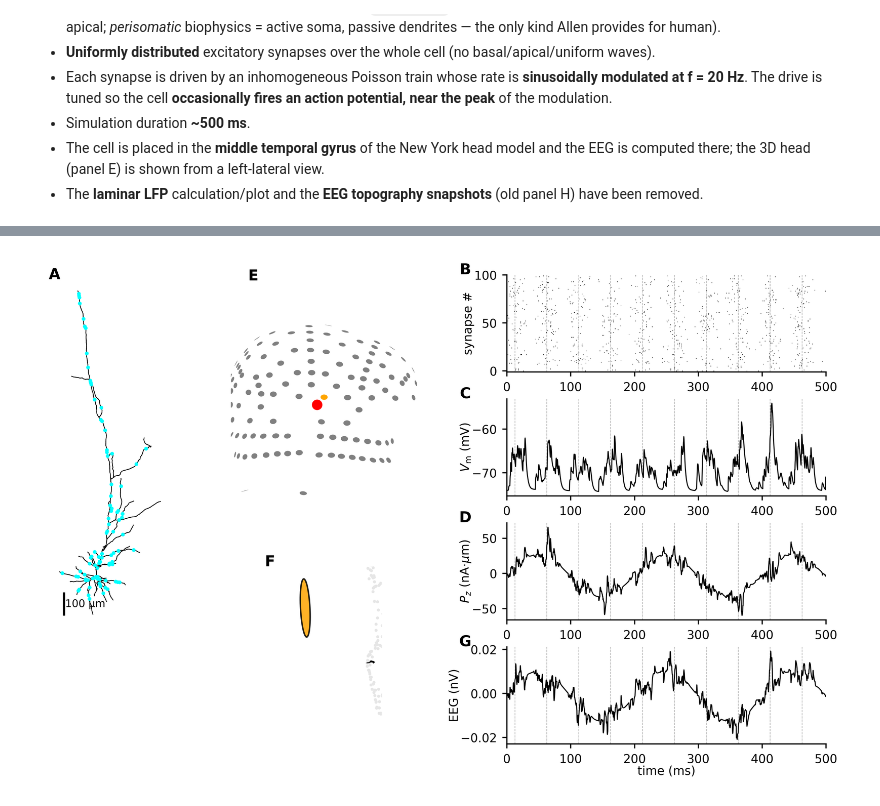
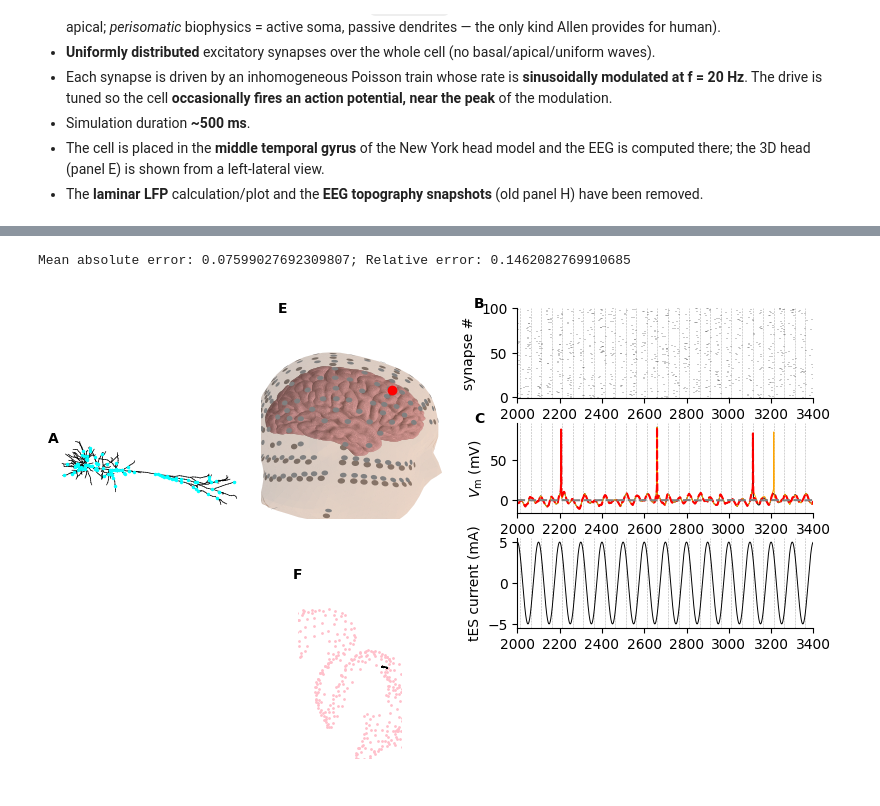
Before and after one commit to torbjone/CellTypeDependenceElStim, a Jupyter notebook: notebooks/active_ongoing_input_test.ipynb, the cells around one changed output, grey strips where cells are left out. Cells and saved outputs as stored; diff of their text form; code cells hidden in the pictures.

Commit message:
Working active hay example

```diff
--- a/notebooks/active_ongoing_input_test.ipynb
+++ b/notebooks/active_ongoing_input_test.ipynb
@@ -528,6 +721,9 @@ def pathpatch_2d_to_3d(pathpatch, z=0, normal='z'):
 def pathpatch_translate(pathpatch, delta):
     pathpatch._segment3d += delta
 # %%
+cell = return_cell_model(cell_name=cell_name, dt=dt, tstop=tstop, cutoff=cutoff,
+                     make_passive=True, rotation=rotation)
+
 plt.close("all")
 fig = plt.figure(figsize=[8, 5])
 fig.subplots_adjust(hspace=0.6)
@@ -546,21 +742,24 @@ ax_geom = fig.add_axes([0.28, 0.06, 0.22, 0.36], aspect=1, frameon=False,
 
 # ---- right column: time series (shared time axis) ----
 ax_in = fig.add_axes([0.60, 0.78, 0.37, 0.18], ylabel="synapse #")
+
+
 ax_vm = fig.add_axes([0.60, 0.55, 0.37, 0.18], ylabel=r"$V_{\rm m}$ (mV)")
-ax_p = fig.add_axes([0.60, 0.32, 0.37, 0.18], ylabel=r"$P_z$ (nA$\cdot\mu$m)")
-ax_eeg = fig.add_axes([0.60, 0.09, 0.37, 0.18], xlabel="time (ms)", ylabel="EEG (nV)")
+ax_stim = fig.add_axes([0.60, 0.32, 0.37, 0.18], ylabel=r"tES current (mA)")
+#ax_eeg = fig.add_axes([0.60, 0.09, 0.37, 0.18], xlabel="time (ms)", ylabel="EEG (nV)")
+
 
 # --- A: morphology + synapse locations ---
-ax_neur.plot(cell_x_up.T, cell_z_up.T, c='k', lw=0.5, zorder=1)
-ax_neur.plot(syn_pos_x, syn_pos_z, 'o', c='cyan', ms=2.5, mec='none', zorder=2)
-ax_neur.plot([cell_x_up.min() + 20, cell_x_up.min() + 20], [cell_z_up.min(), cell_z_up.min() + 100],
-             c='k', lw=1.5)
-ax_neur.text(cell_x_up.min() + 26, cell_z_up.min() + 50, "100 µm", va='center', fontsize=7)
+ax_neur.plot(cell.x.T, cell.z.T, c='k', lw=0.5, zorder=1)
+ax_neur.plot(cell.x[syn_idxs].mean(axis=1), cell.z[syn_idxs].mean(axis=1), 'o', c='cyan', ms=2.5, mec='none', zorder=2)
+#ax_neur.plot([cell_x_up.min() + 20, cell_x_up.min() + 20], [cell_z_up.min(), cell_z_up.min() + 100],
+#             c='k', lw=1.5)
+#ax_neur.text(cell_x_up.min() + 26, cell_z_up.min() + 50, "100 µm", va='center', fontsize=7)
 
 # --- E: 3D head, left-lateral view, MTG source marked ---
-#ax_head.plot_trisurf(x_ctx, y_ctx, z_ctx, triangles=cortex_tri, color="pink", zorder=0)
-#ax_head.plot_trisurf(x_h, y_h, z_h, triangles=head_tri, color="#c87137",
-#                     zorder=0, alpha=0.15)
+ax_head.plot_trisurf(x_ctx, y_ctx, z_ctx, triangles=cortex_tri, color="pink", zorder=0)
+ax_head.plot_trisurf(x_h, y_h, z_h, triangles=head_tri, color="#c87137",
+                     zorder=0, alpha=0.15)
 for elec_idx in range(num_elecs):
 
     fc = 'orange' if elec_idx == eeg_elec_idx else 'gray'
@@ -576,16 +775,16 @@ ax_head.axis('off')
 # --- F: cortical cross-section through the source, with source arrow ---
 threshold = 5
 xz_plane_idxs = np.where(np.abs(cortex[1, :] - dipole_loc[1]) < threshold)[0]
-ax_geom.scatter(cortex[0, xz_plane_idxs], cortex[2, xz_plane_idxs], s=1, c='0.9')
+ax_geom.scatter(cortex[0, xz_plane_idxs], cortex[2, xz_plane_idxs], s=1, c='pink')
 #ax_geom.plot(cortex[0, vertex_idx], cortex[2, vertex_idx], 'o', c='red', ms=5)
 
 # The cell was already rotated onto the surface normal before simulation, so plot
 # its compartments directly. Translate so the apical tip (most-outward point along
 # the normal) sits at the cortical vertex, with the cell hanging inward.
-_ctr = np.array([cell_x.mean(1), cell_y.mean(1), cell_z.mean(1)])
+_ctr = np.array([cell.x.mean(1), cell.y.mean(1), cell.z.mean(1)])
 _tip = _ctr[:, np.argmax(_ctr.T @ nyhead.cortex_normal_vec)]
-ax_geom.plot((cell_x - _tip[0]).T / 1000 + cortex[0, vertex_idx],
-             (cell_z - _tip[2]).T / 1000 + cortex[2, vertex_idx], c='k', lw=0.5, zorder=1)
+ax_geom.plot((cell.x - _tip[0]).T / 1000 + cortex[0, vertex_idx],
+             (cell.z - _tip[2]).T / 1000 + cortex[2, vertex_idx], c='k', lw=0.5, zorder=1)
 
 # EEG electrode (top_elec_idx) as its flat disc projected onto the x-z plane,
 # so the oval reflects the electrode's orientation.
@@ -601,45 +800,58 @@ _ep = elec_oval(elecs[:3, eeg_elec_idx], elecs[3:, eeg_elec_idx], r=6.)
 ax_geom.fill(_ep[0], _ep[2], facecolor='orange', edgecolor='k', lw=1,
              alpha=0.85, zorder=4)
 
 #ax_geom.plot(cell_x.T / 1000 + cortex[0, vertex_idx], cell_z.T / 1000 + cortex[2, vertex_idx], c='k', lw=0.5, zorder=1)
 
 #ax_geom.plot([-70, -50], [-75, -75], c='k', lw=2)
 #ax_geom.text(-60, -80, "20 mm", ha='center', va="top", fontsize=7)
 
 # --- B: presynaptic input raster (shows 20 Hz modulation) ---
 ax_in.eventplot([st for st in syn_spike_times], colors='k', lineoffsets=np.arange(num_syns),
                 linelengths=0.9, linewidths=0.3)
 ax_in.set_ylim(-1, num_syns)
 ax_in.set_xlim(0, tstop)
+ax_in.set_xlim(2000, 3400)
+# --- C: somatic membrane potential with APs ---
+ax_vm.plot(tvec_ctrl, somav_ctrl - np.mean(somav_ctrl), 'k', lw=0.7)
+ax_vm.plot(tvec_ctrl_no_tES, somav_ctrl_no_tES - np.mean(somav_ctrl_no_tES), 'orange', lw=0.7)
+ax_vm.plot(tvec_rt_prox, (somav_rt_prox - np.mean(somav_rt_prox)), '--', c='r')
+ax_vm.plot(tvec_rt_prox, (rt_based_dVm - np.mean(rt_based_dVm)), '--', c='gray')
 
-# --- C: somatic membrane potential with APs ---
-ax_vm.plot(tvec, somav, 'k', lw=0.7)
-ax_vm.plot(ap_times, np.full_like(ap_times, 30), 'r.', ms=4)
+error = somav_ctrl - np.mean(somav_ctrl) - (somav_rt_prox - np.mean(somav_rt_prox))
+rel_error = np.std( somav_ctrl - somav_rt_prox) / np.std(somav_ctrl)
+
+print(f"Mean absolute error: {np.mean(np.abs(error))}; Relative error: {rel_error}")
+
+#ax_vm.plot(ap_times, np.full_like(ap_times, 30), 'r.', ms=4)
 ax_vm.set_xlim(0, tstop)
+ax_vm.set_xlim(2000, 3400)
 
 # --- D: current dipole moment (P_z) ---
-ax_p.plot(tvec, p_surf[2, :], 'k', lw=0.7)
-ax_p.set_xlim(0, tstop)
-
+ax_stim.plot(tvec, tES_current * 1e-6, 'k', lw=0.7)
+ax_stim.set_xlim(0, tstop)
+ax_stim.set_xlim(2000, 3400)
 # --- G: EEG at the closest electrode ---
-ax_eeg.plot(tvec, eeg[eeg_elec_idx], 'k', lw=0.7)
-ax_eeg.set_xlim(0, tstop)
+# ax_eeg.plot(tvec, eeg[eeg_elec_idx], 'k', lw=0.7)
+# ax_eeg.set_xlim(0, tstop)
 
 # mark the modulation peaks on all time-series panels
-for ax in [ax_in, ax_vm, ax_p, ax_eeg]:
+for ax in [ax_in, ax_vm, ax_stim]:
     for pt in peak_times:
         ax.axvline(pt, ls='--', c='0.7', lw=0.4, zorder=0)
 
 mark_subplots([ax_neur], "A", ypos=1.0, xpos=0.0)
 mark_subplots([ax_in], "B", ypos=1.05, xpos=-0.13)
 mark_subplots([ax_vm], "C", ypos=1.05, xpos=-0.13)
-mark_subplots([ax_p], "D", ypos=1.05, xpos=-0.13)
+#mark_subplots([ax_p], "D", ypos=1.05, xpos=-0.13)
 fig.text(0.30, 0.95, "E", fontweight='demibold', fontsize=10)
 mark_subplots([ax_geom], "F", ypos=1.02, xpos=0.0)
-mark_subplots([ax_eeg], "G", ypos=1.05, xpos=-0.13)
-simplify_axes([ax_in, ax_vm, ax_p, ax_eeg])
+#mark_subplots([ax_eeg], "G", ypos=1.05, xpos=-0.13)
+simplify_axes([ax_in, ax_vm, ax_stim])#, ax_p, ax_eeg])
 
-plt.savefig("ongoing_input_mtg_passive.png")
-#plt.savefig("active_ongoing_input_mtg.pdf")
+plt.savefig(f"ongoing_input_mfg_active_{cell_name}.png")
+plt.savefig(f"ongoing_input_mfg_active_{cell_name}.pdf")
+
+#plt.savefig("ongoing_input_mtg.pdf")
 # %% [output]
+Mean absolute error: 0.07599027692309807; Relative error: 0.1462082769910685
-[figure, old version]
+[figure, new version]
```
Also changed, not shown: parts of 9 cells of this notebook, 1 other file.
